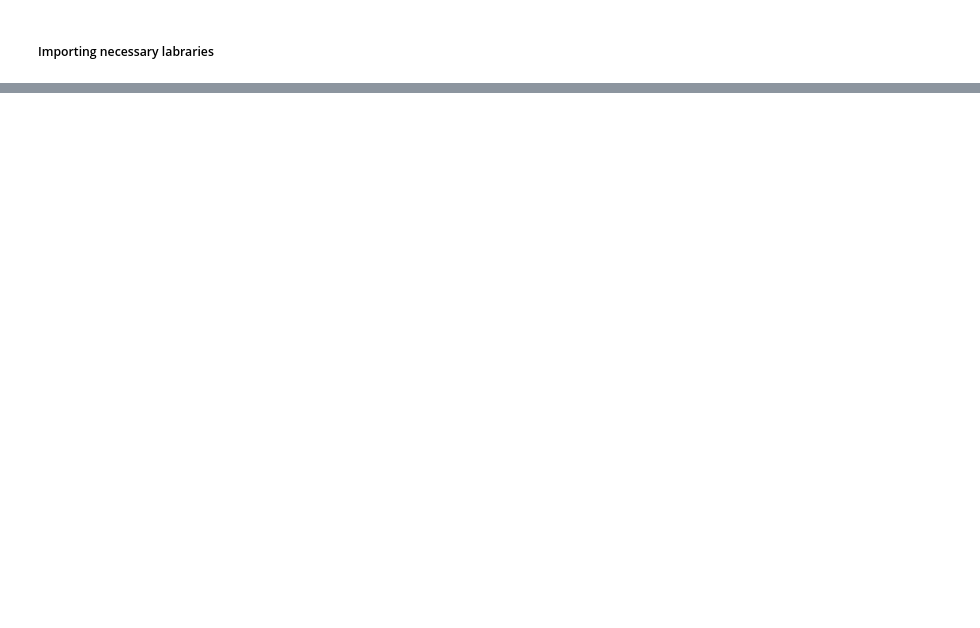
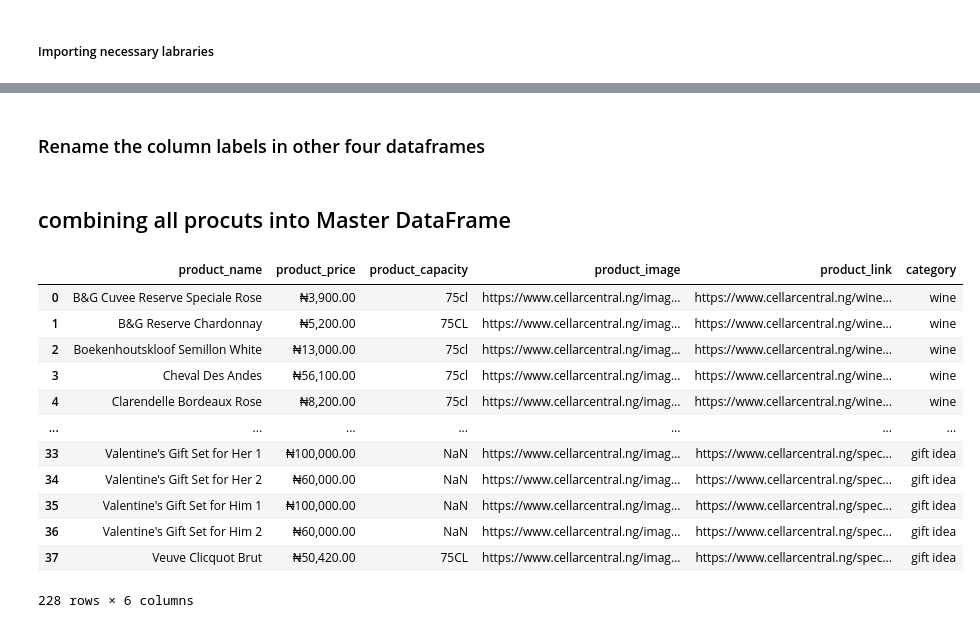
Before and after one commit to Fortunatetech/Cellarcentra-Website-Scraper-Project-BeautifulSoup-, a Jupyter notebook: Cellarcentral WebScraper.ipynb, the cells around one changed output, grey strips where cells are left out. Saved outputs shown, nothing was run; the diff lists cells and outputs as text; code cells hidden in the pictures; blank space fills up the shorter version.

```diff
--- a/Cellarcentral WebScraper.ipynb
+++ b/Cellarcentral WebScraper.ipynb
@@ -243,0 +293,6 @@ print(Master_df)
+# %%
+df_wine = pd.read_csv('CellarCentra wine data.csv')
+df_spirit = pd.read_csv('CellarCentra spirit data.csv')
+df_champagne = pd.read_csv('CellarCentra champagne data.csv')
+df_gift_idea = pd.read_csv('CellarCentra gift idea data.csv')
+df_hampers = pd.read_csv('CellarCentra hampers data.csv')
@@ -243,0 +331,14 @@ print(Master_df)
+# %%
+categories = np.repeat('wine', df_wine.shape[0])
+df_wine['category'] = categories
+
+categories = np.repeat('spirit', df_spirit.shape[0])
+df_spirit['category'] = categories
+
+categories = np.repeat('hampagne', df_champagne.shape[0])
+df_champagne['category'] = categories
+
+categories = np.repeat('gift idea', df_gift_idea.shape[0])
+df_gift_idea['category'] = categories
+
+df_gift_idea.head(2)
@@ -243,0 +367,34 @@ print(Master_df)
+# %% [markdown]
+### Rename the column labels in other four dataframes
+# %%
+df_wine.rename(columns={'wine_name': 'product_name','wine_price':'product_price', 'wine_vol' : 'product_capacity', 'wine_image' : 'product_image',
+                          'wine_product_link' : 'product_link'},inplace=True)
+
+df_spirit.rename(columns={'spirit_name': 'product_name','spirit_price':'product_price', 'spirit_vol' : 'product_capacity','spirit_image' : 'product_image',
+                          'spirit_product_link' : 'product_link'},inplace=True)
+
+df_champagne.rename(columns={'Champagne_name': 'product_name','Champagne_price':'product_price', 'Champagne_vol' : 'product_capacity','Champagne_image' : 'product_image',
+                          'Champagne_product_link' : 'product_link'},inplace=True)
+
+df_gift_idea.rename(columns={'gift_ideas_name': 'product_name','gift_ideas_price':'product_price', 'gift_ideas_vol' : 'product_capacity','gift_ideas_image' : 'product_image',
+                          'gift_ideas_product_link' : 'product_link'},inplace=True)
+# %% [markdown]
+## combining all procuts into Master DataFrame
+# %%
+master_Data = pd.concat([df_wine, df_spirit,df_champagne, df_gift_idea], axis=0)
+# %%
+master_Data
+# %% [output]
+|  | product_name | product_price | product_capacity | product_image | product_link | category |
+| 0 | B&G Cuvee Reserve Speciale Rose | ₦3,900.00 | 75cl | https://www.cellarcentral.ng/imag... | https://www.cellarcentral.ng/wine... | wine |
+| 1 | B&G Reserve Chardonnay | ₦5,200.00 | 75CL | https://www.cellarcentral.ng/imag... | https://www.cellarcentral.ng/wine... | wine |
+| 2 | Boekenhoutskloof Semillon White | ₦13,000.00 | 75cl | https://www.cellarcentral.ng/imag... | https://www.cellarcentral.ng/wine... | wine |
+| 3 | Cheval Des Andes | ₦56,100.00 | 75cl | https://www.cellarcentral.ng/imag... | https://www.cellarcentral.ng/wine... | wine |
+| 4 | Clarendelle Bordeaux Rose | ₦8,200.00 | 75cl | https://www.cellarcentral.ng/imag... | https://www.cellarcentral.ng/wine... | wine |
+| ... | ... | ... | ... | ... | ... | ... |
+| 33 | Valentine's Gift Set for Her 1 | ₦100,000.00 | NaN | https://www.cellarcentral.ng/imag... | https://www.cellarcentral.ng/spec... | gift idea |
+| 34 | Valentine's Gift Set for Her 2 | ₦60,000.00 | NaN | https://www.cellarcentral.ng/imag... | https://www.cellarcentral.ng/spec... | gift idea |
+| 35 | Valentine's Gift Set for Him 1 | ₦100,000.00 | NaN | https://www.cellarcentral.ng/imag... | https://www.cellarcentral.ng/spec... | gift idea |
+| 36 | Valentine's Gift Set for Him 2 | ₦60,000.00 | NaN | https://www.cellarcentral.ng/imag... | https://www.cellarcentral.ng/spec... | gift idea |
+| 37 | Veuve Clicquot Brut | ₦50,420.00 | 75CL | https://www.cellarcentral.ng/imag... | https://www.cellarcentral.ng/spec... | gift idea |
+228 rows × 6 columns
```
Also changed, not shown: parts of 27 cells of this notebook, 6 other files.
